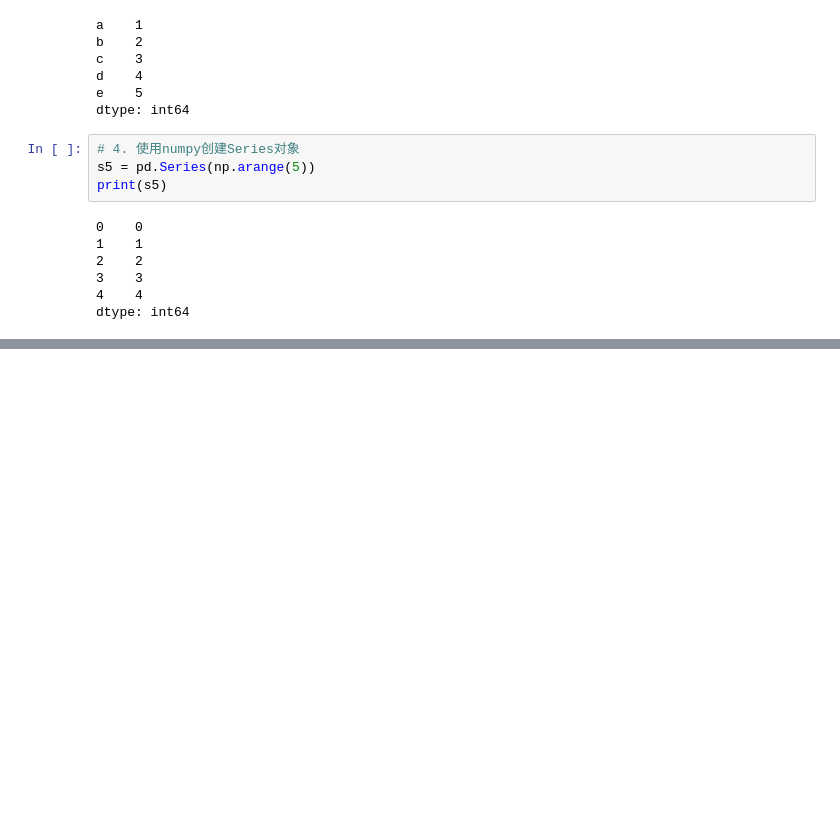
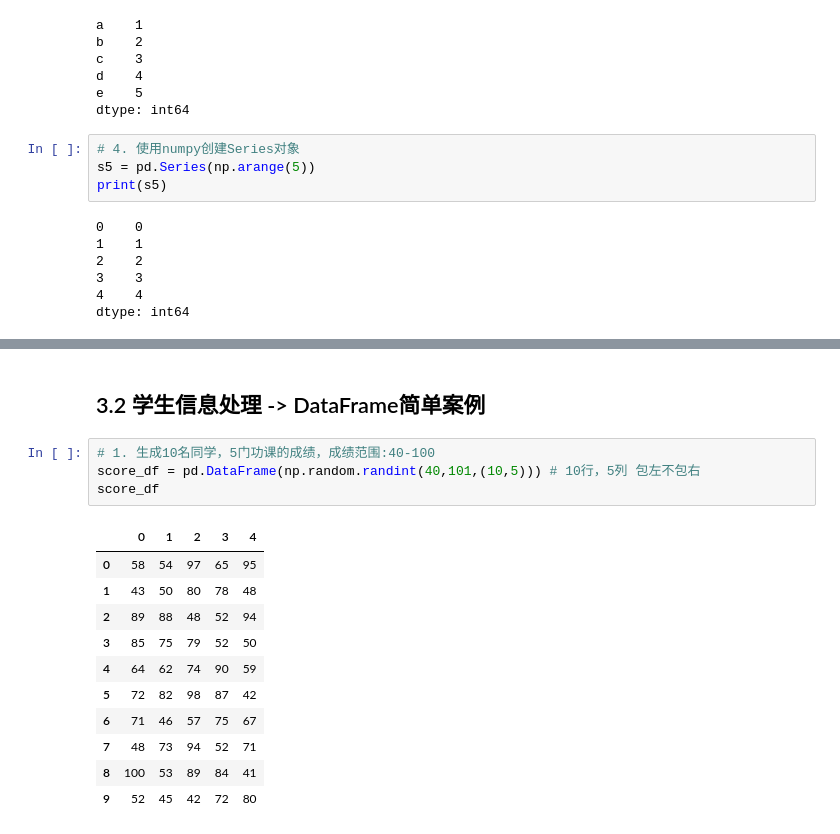
Before and after one commit to wzm-Epoch/PandasProject, a Jupyter notebook: 03_pandas基础操作.ipynb, the cells around one changed output, grey strips where cells are left out. Saved outputs shown, nothing was run; the diff lists cells and outputs as text; blank space fills up the shorter version.

```diff
--- a/03_pandas基础操作.ipynb
+++ b/03_pandas基础操作.ipynb
@@ -136,0 +375,18 @@ dtype: int64
+# %% [markdown]
+## 3.2 学生信息处理 -> DataFrame简单案例
+# %%
+# 1. 生成10名同学，5门功课的成绩，成绩范围:40-100
+score_df = pd.DataFrame(np.random.randint(40,101,(10,5))) # 10行，5列 包左不包右
+score_df
+# %% [output]
+|  | 0 | 1 | 2 | 3 | 4 |
+| 0 | 58 | 54 | 97 | 65 | 95 |
+| 1 | 43 | 50 | 80 | 78 | 48 |
+| 2 | 89 | 88 | 48 | 52 | 94 |
+| 3 | 85 | 75 | 79 | 52 | 50 |
+| 4 | 64 | 62 | 74 | 90 | 59 |
+| 5 | 72 | 82 | 98 | 87 | 42 |
+| 6 | 71 | 46 | 57 | 75 | 67 |
+| 7 | 48 | 73 | 94 | 52 | 71 |
+| 8 | 100 | 53 | 89 | 84 | 41 |
+| 9 | 52 | 45 | 42 | 72 | 80 |
```
Also changed, not shown: parts of 37 cells of this notebook, 1 other file.
